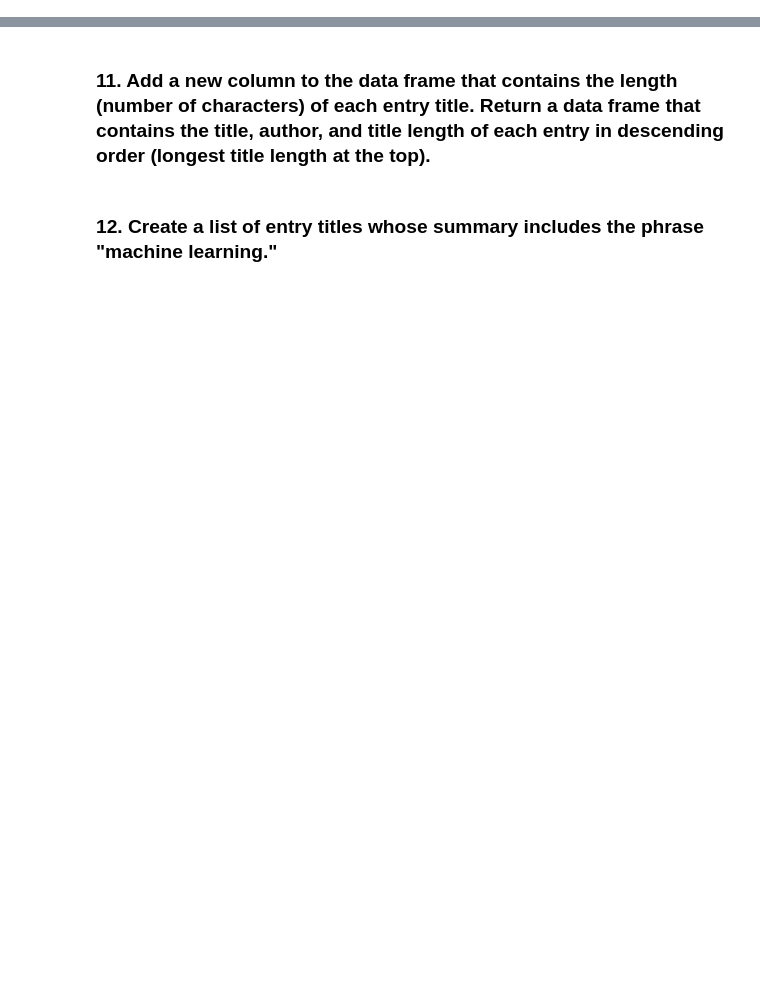
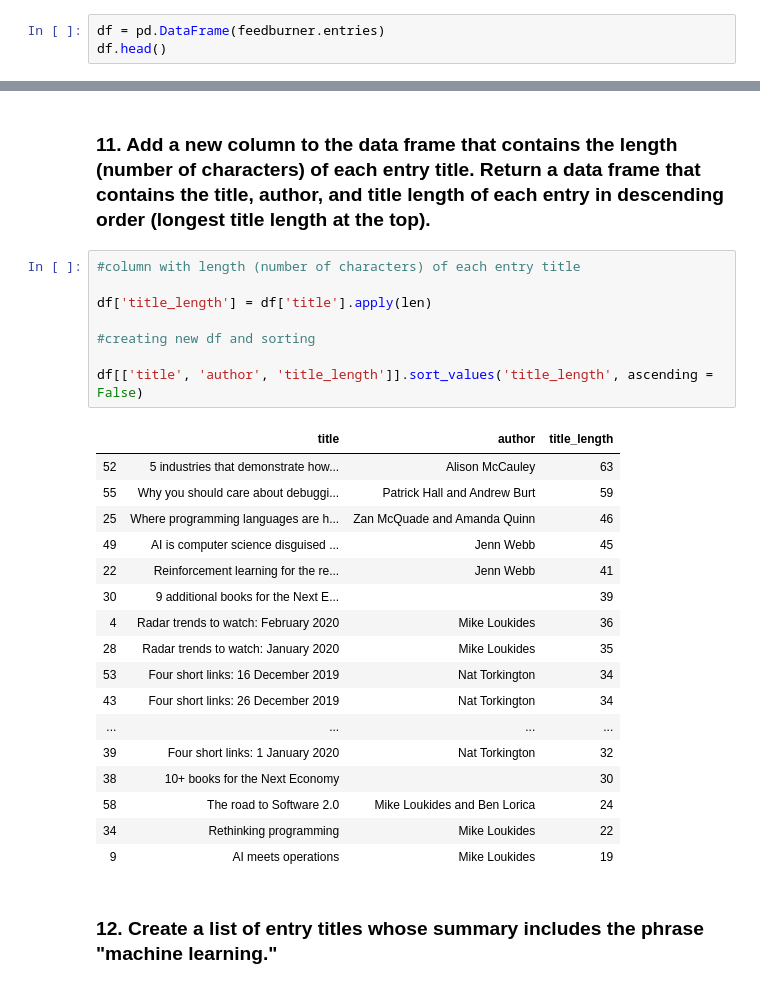
Before and after one commit to ta-datapt-bcn/lab-rss-feeds, a Jupyter notebook: your-code/main.ipynb, the cells around one changed output, grey strips where cells are left out. Drawn from its saved outputs; the diff is of its cells as text; blank space fills up the shorter version.

```diff
--- a/your-code/main.ipynb
+++ b/your-code/main.ipynb
@@ -157,3 +157,6 @@ percentage_four
 ### 9. Create a Pandas data frame from the feed's entries.
 # %%
 import pandas as pd
+# %%
+df = pd.DataFrame(feedburner.entries)
+df.head()
@@ -162,4 +186,30 @@ import pandas as pd
 # %% [markdown]
 ### 11. Add a new column to the data frame that contains the length (number of characters) of each entry title. Return a data frame that contains the title, author, and title length of each entry in descending order (longest title length at the top).
+# %%
+#column with length (number of characters) of each entry title
+
+df['title_length'] = df['title'].apply(len)
+
+#creating new df and sorting
+
+df[['title', 'author', 'title_length']].sort_values('title_length', ascending = False)
+# %% [output]
+|  | title | author | title_length |
+| 52 | 5 industries that demonstrate how... | Alison McCauley | 63 |
+| 55 | Why you should care about debuggi... | Patrick Hall and Andrew Burt | 59 |
+| 25 | Where programming languages are h... | Zan McQuade and Amanda Quinn | 46 |
+| 49 | AI is computer science disguised ... | Jenn Webb | 45 |
+| 22 | Reinforcement learning for the re... | Jenn Webb | 41 |
+| 30 | 9 additional books for the Next E... |  | 39 |
+| 4 | Radar trends to watch: February 2020 | Mike Loukides | 36 |
+| 28 | Radar trends to watch: January 2020 | Mike Loukides | 35 |
+| 53 | Four short links: 16 December 2019 | Nat Torkington | 34 |
+| 43 | Four short links: 26 December 2019 | Nat Torkington | 34 |
+| ... | ... | ... | ... |
+| 39 | Four short links: 1 January 2020 | Nat Torkington | 32 |
+| 38 | 10+ books for the Next Economy |  | 30 |
+| 58 | The road to Software 2.0 | Mike Loukides and Ben Lorica | 24 |
+| 34 | Rethinking programming | Mike Loukides | 22 |
+| 9 | AI meets operations | Mike Loukides | 19 |
 # %% [markdown]
 ### 12. Create a list of entry titles whose summary includes the phrase "machine learning."
```
Also changed, not shown: parts of 5 cells of this notebook.
